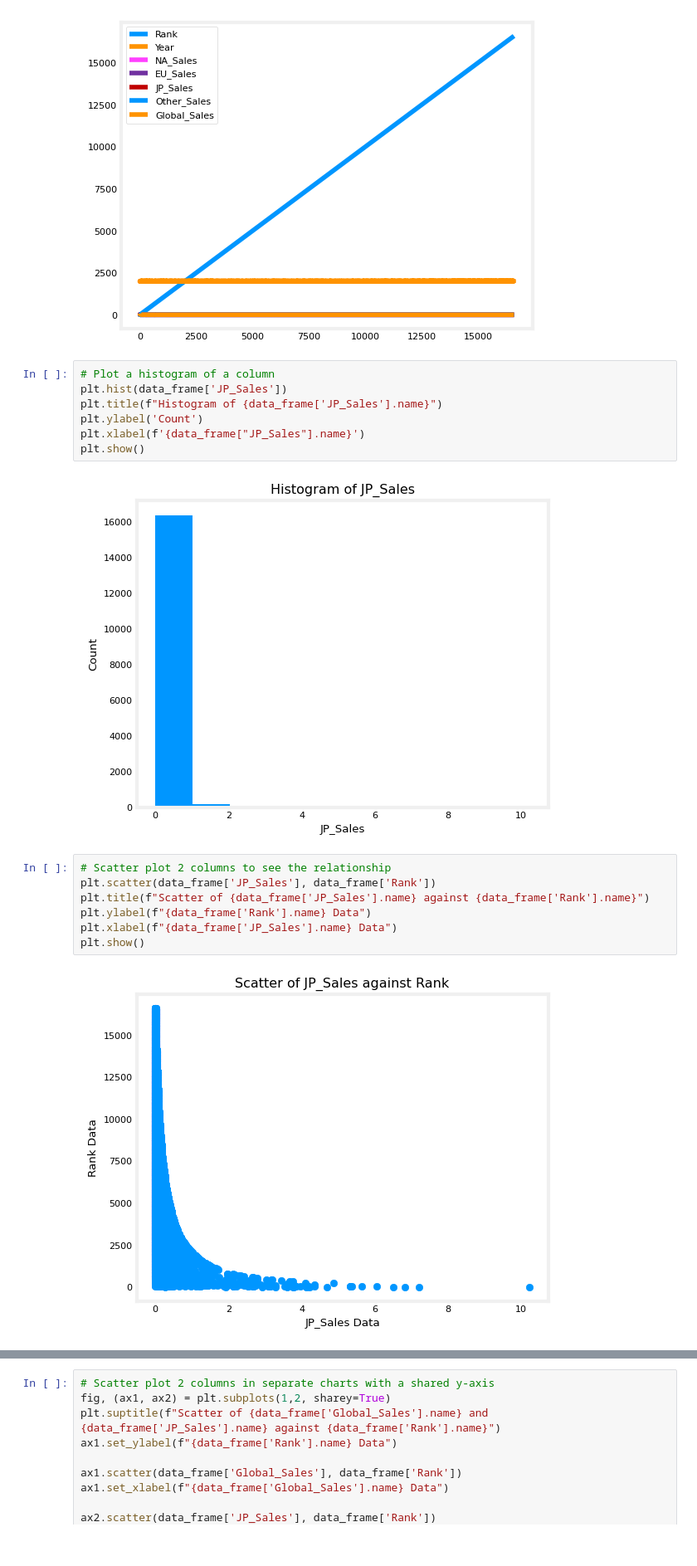
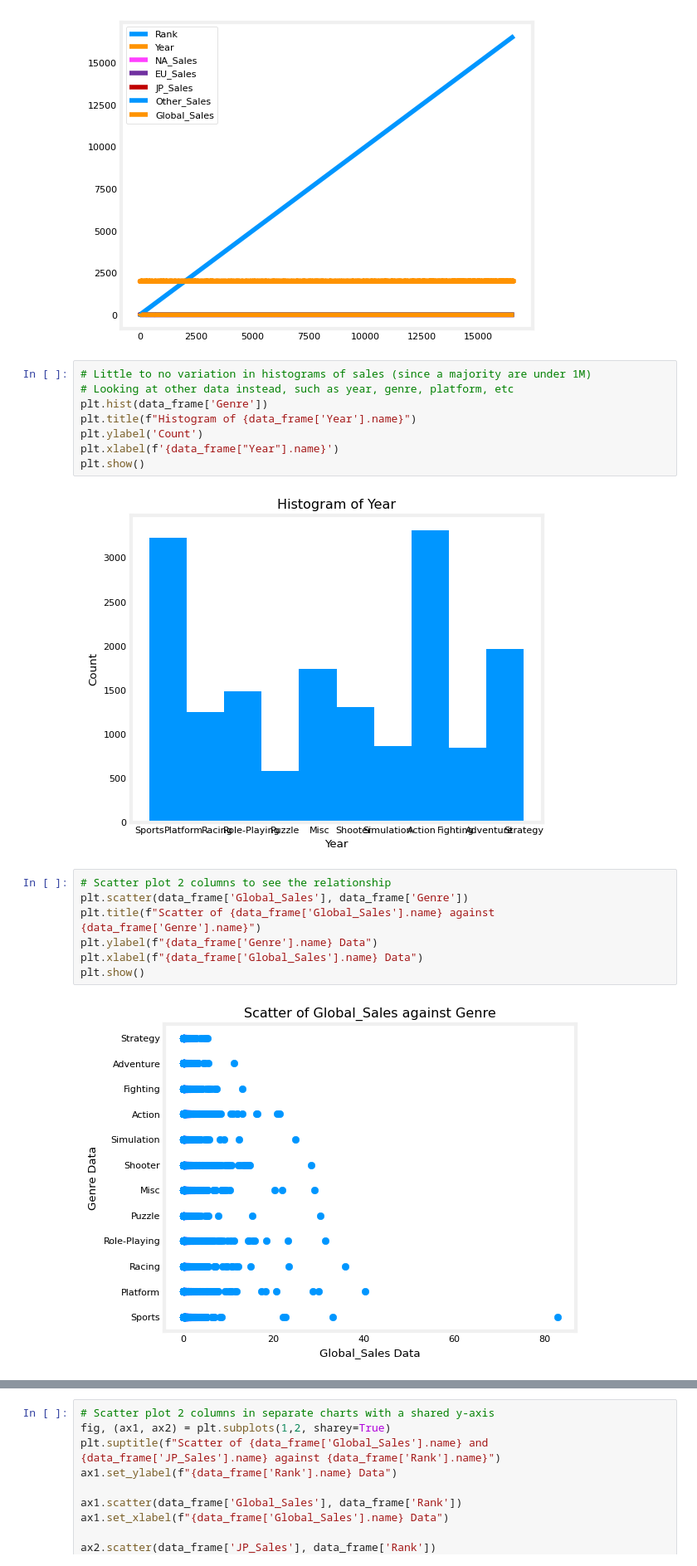
Before and after one commit to TempeHS/2026SE_MLOPStask_Zoe.R, a Jupyter notebook: 2.Model_Development/2.1.Data_Wrangling/2.1.1.data_preview.ipynb, the cells around one changed output, grey strips where cells are left out. Shown at 83% size. Saved outputs shown, nothing was run; the diff lists cells and outputs as text.

```diff
--- a/2.Model_Development/2.1.Data_Wrangling/2.1.1.data_preview.ipynb
+++ b/2.Model_Development/2.1.Data_Wrangling/2.1.1.data_preview.ipynb
@@ -106,20 +106,21 @@ data_frame.plot()
 <Axes: >
 [figure]
 # %%
-# Plot a histogram of a column
-plt.hist(data_frame['JP_Sales'])
-plt.title(f"Histogram of {data_frame['JP_Sales'].name}")
+# Little to no variation in histograms of sales (since a majority are under 1M)
+# Looking at other data instead, such as year, genre, platform, etc
+plt.hist(data_frame['Genre'])
+plt.title(f"Histogram of {data_frame['Year'].name}")
 plt.ylabel('Count')
-plt.xlabel(f'{data_frame["JP_Sales"].name}')
+plt.xlabel(f'{data_frame["Year"].name}')
 plt.show()
 # %% [output]
-[figure, old version]
+[figure, new version]
 # %%
 # Scatter plot 2 columns to see the relationship
-plt.scatter(data_frame['JP_Sales'], data_frame['Rank'])
-plt.title(f"Scatter of {data_frame['JP_Sales'].name} against {data_frame['Rank'].name}")
-plt.ylabel(f"{data_frame['Rank'].name} Data")
-plt.xlabel(f"{data_frame['JP_Sales'].name} Data")
+plt.scatter(data_frame['Global_Sales'], data_frame['Genre'])
+plt.title(f"Scatter of {data_frame['Global_Sales'].name} against {data_frame['Genre'].name}")
+plt.ylabel(f"{data_frame['Genre'].name} Data")
+plt.xlabel(f"{data_frame['Global_Sales'].name} Data")
 plt.show()
 # %% [output]
-[figure, old version]
+[figure, new version]
```
Also changed, not shown: parts of 3 cells of this notebook, 5 other files.
